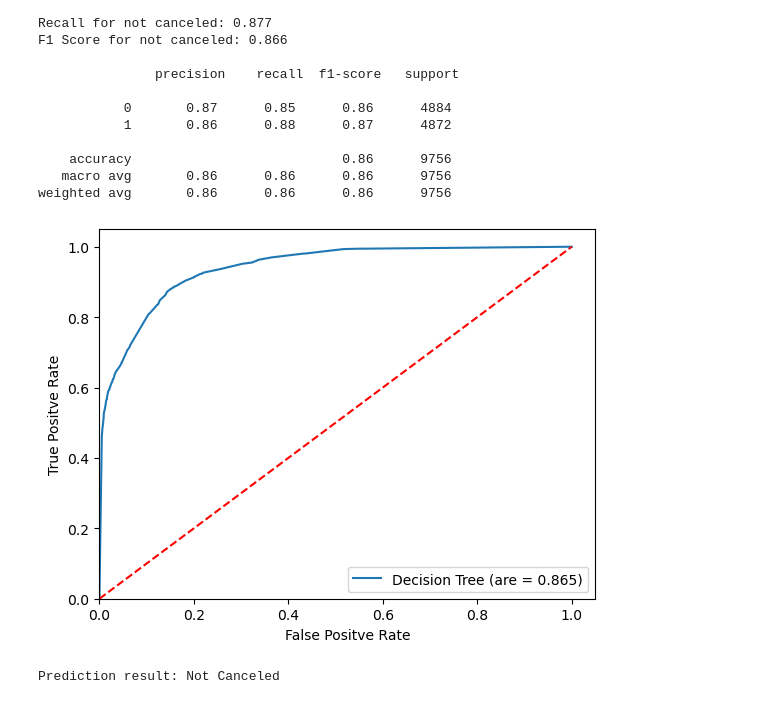
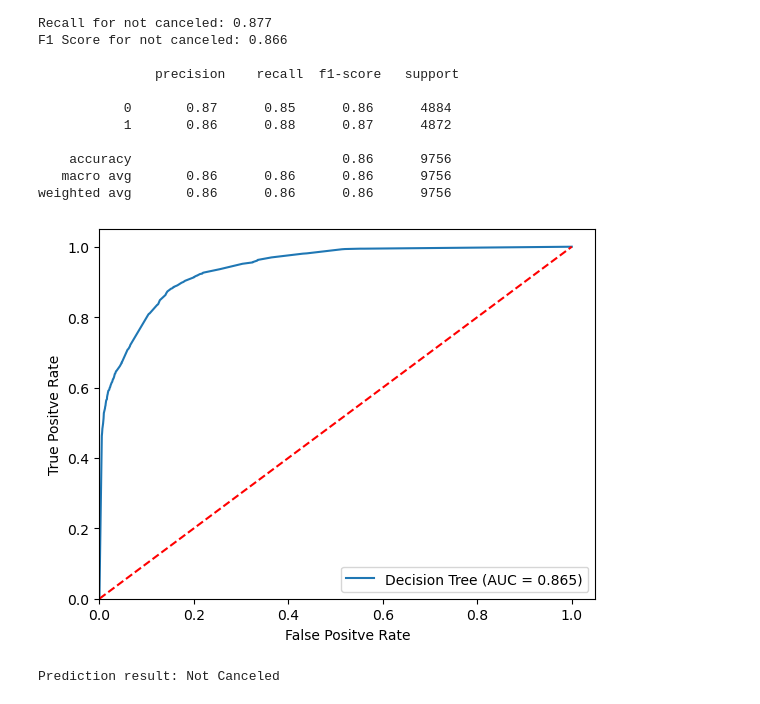
Before and after one commit to Jasonchew12/AI-Aassignment-, a Jupyter notebook: Assignment.ipynb, the cells around one changed output. Drawn from its saved outputs; the diff is of its cells as text; code cells hidden in the pictures.

```diff
--- a/Assignment.ipynb
+++ b/Assignment.ipynb
@@ -503,19 +501,19 @@ F1 Score for not canceled: 0.866
    macro avg       0.86      0.86      0.86      9756
 weighted avg       0.86      0.86      0.86      9756
 # %%
-dtcrocauc = roc_auc_score(y_test, y_pred)
+dtcrocauc = round(roc_auc_score(y_test, y_pred),3)
 fpr,tpr,thresholds = roc_curve(y_test,dtc.predict_proba(X_test)[:,1])
 plt.figure()
-plt.plot(fpr,tpr,label="Decision Tree (are = %0.3f)" % dtcrocauc)
+plt.plot(fpr,tpr,label="Decision Tree (AUC = %0.3f)" % dtcrocauc)
 plt.plot([0,1],[0,1], 'r--')
 plt.xlim([0.0,1.05])
 plt.ylim([0.0,1.05])
 plt.xlabel('False Positve Rate')
 plt.ylabel('True Positve Rate')
 plt.legend(loc="lower right")
 plt.show()
 # %% [output]
-[figure, old version]
+[figure, new version]
 # %%
 
 # Example data and column names
```
Also changed, not shown: parts of 6 cells of this notebook.
